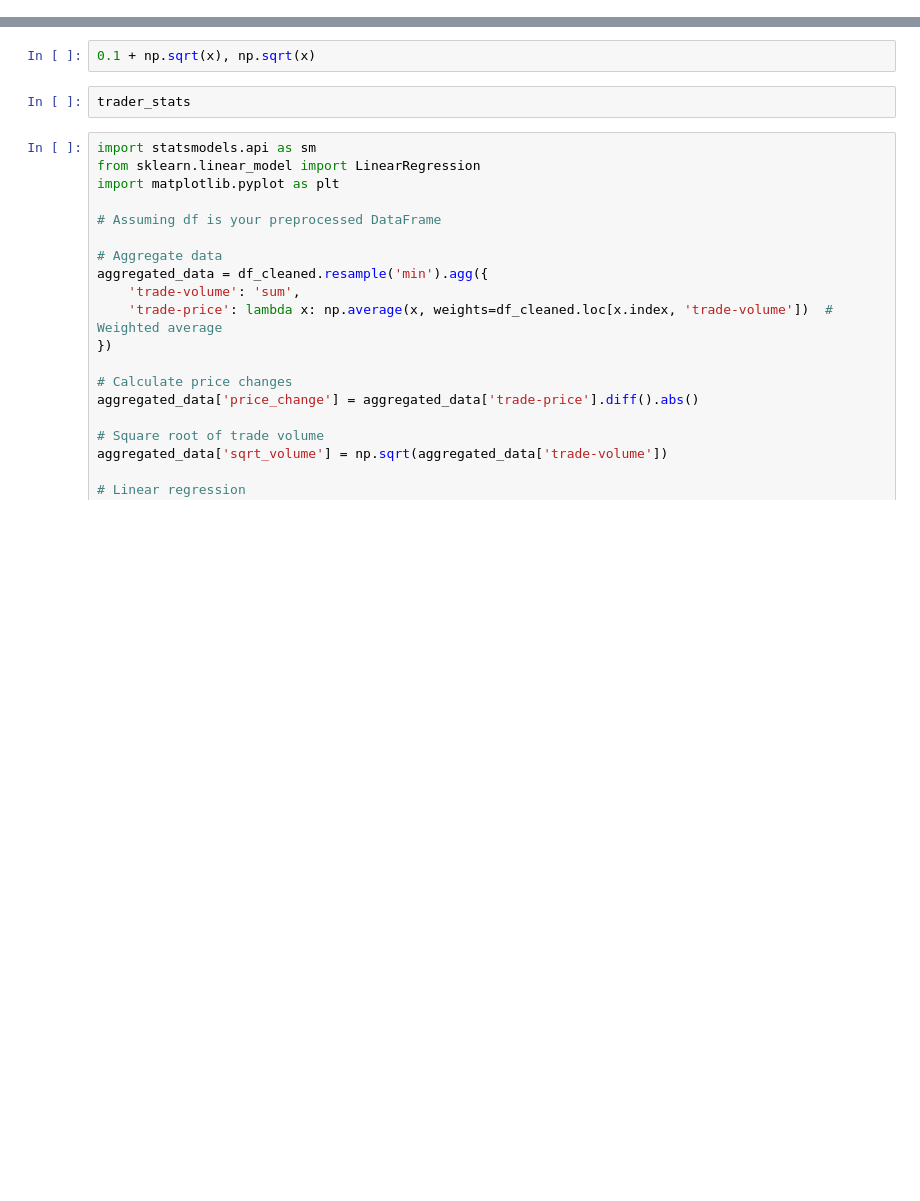
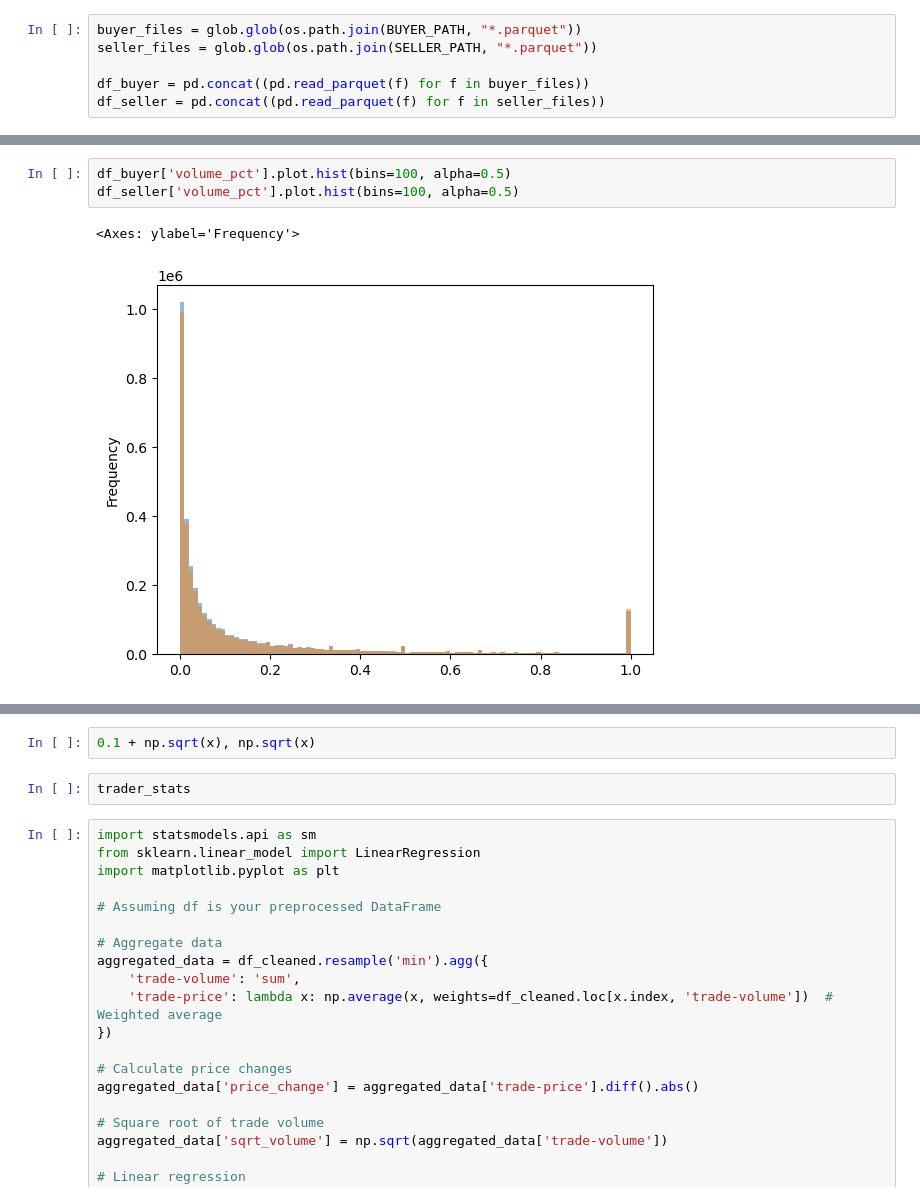
Before and after one commit to Hamzezi/FBD-Project, a Jupyter notebook: trade_impact.ipynb, the cells around one changed output, grey strips where cells are left out. Saved outputs shown, nothing was run; the diff lists cells and outputs as text; blank space fills up the shorter version.

```diff
--- a/trade_impact.ipynb
+++ b/trade_impact.ipynb
@@ -16 +35,7 @@ pd.read_parquet(os.path.join(SELLER_PATH, 'ZUE.GO.parquet'))
+# %%
+buyer_files = glob.glob(os.path.join(BUYER_PATH, "*.parquet"))
+seller_files = glob.glob(os.path.join(SELLER_PATH, "*.parquet"))
+
+df_buyer = pd.concat((pd.read_parquet(f) for f in buyer_files))
+df_seller = pd.concat((pd.read_parquet(f) for f in seller_files))
 # %%
@@ -25,3 +67,9 @@ binned_data['volume_pct'] = binned_data['volume_pct'].apply(lambda x: x.right)
+# %%
+df_buyer['volume_pct'].plot.hist(bins=100, alpha=0.5)
+df_seller['volume_pct'].plot.hist(bins=100, alpha=0.5)
+# %% [output]
+<Axes: ylabel='Frequency'>
+[figure, added]
 # %%
 # plot price impact vs volume
 # df_trader_stats = df_trader_stats[df_trader_stats['price_impact'] > 0]
```
Also changed, not shown: parts of 8 cells of this notebook, 1 other file.
